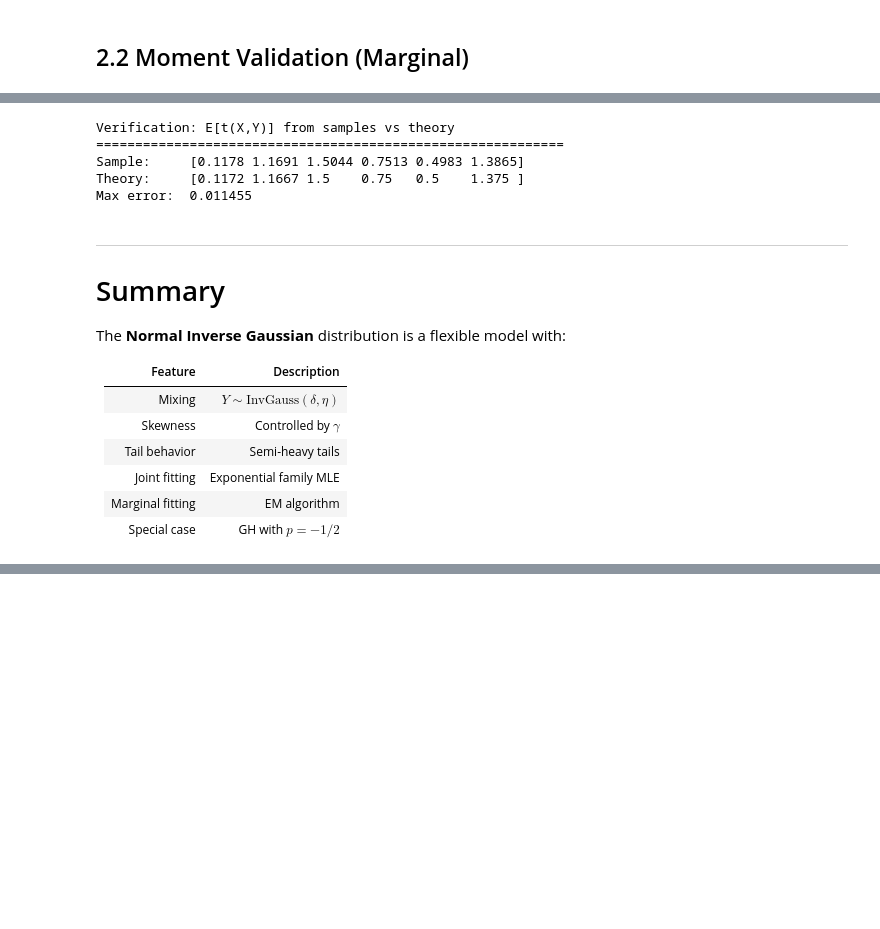
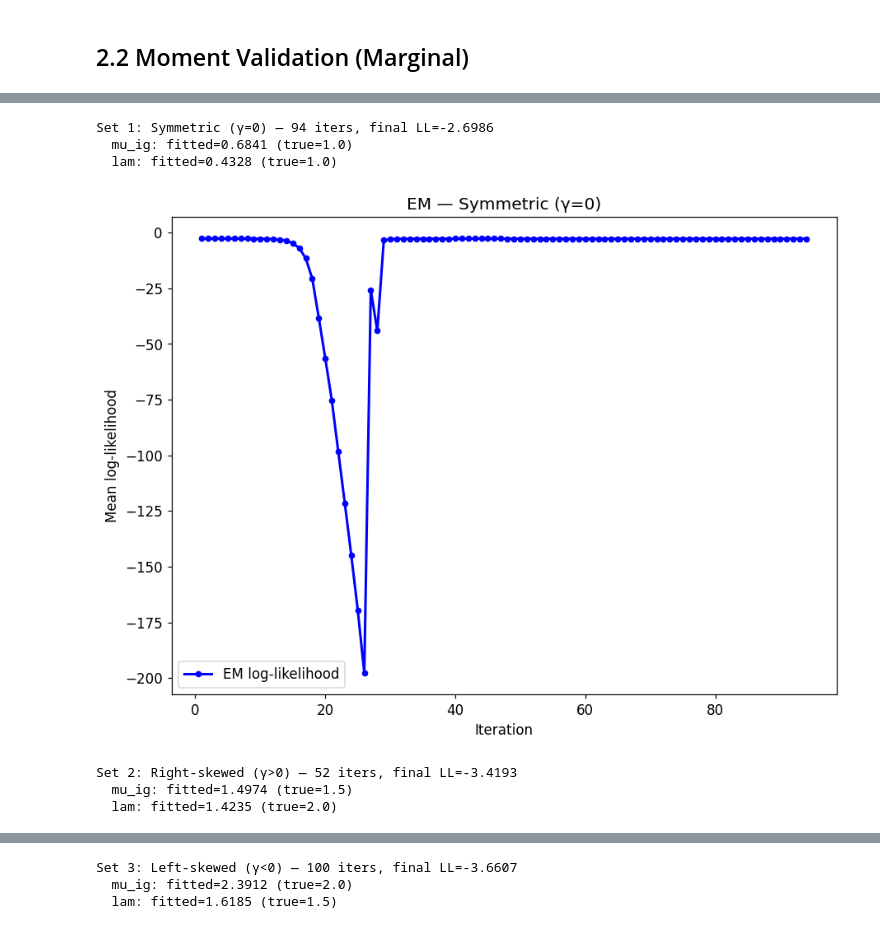
Before and after one commit to xshi19/normix, a Jupyter notebook: notebooks/normal_inverse_gaussian_distribution.ipynb, the cells around one changed output, grey strips where cells are left out. Cells and saved outputs as stored; diff of their text form; code cells hidden in the pictures; blank space fills up the shorter version.

```diff
--- a/notebooks/normal_inverse_gaussian_distribution.ipynb
+++ b/notebooks/normal_inverse_gaussian_distribution.ipynb
@@ -259,9 +154,8 @@ Parameter Set 3: Left-skewed (γ<0)
 ## 2.2 Moment Validation (Marginal)
 # %%
 for i, params in enumerate(PARAM_SETS):
-    marginal_dist = NormalInverseGaussian.from_classical_params(**params)
-
-    results = validate_moments(marginal_dist, n_samples=50000, random_state=42, is_joint=False)
-    print_moment_validation(results, f"Marginal NIG - {params['name']}")
+    marg = NormalInverseGaussian.from_classical(**dist_params(params))
+    results = validate_moments(marg, n_samples=20000, seed=42, is_joint=False)
+    print_moment_validation(results, f"Marginal — {params['name']}")
 # %% [output]
 ============================================================
@@ -397,33 +180,22 @@ Expectation parameters η = E[t(X,Y)]:
-# %%
-# Verify E[t(X,Y)] matches expectation parameters
-X_samples, Y_samples = joint_dist.rvs(size=50000, random_state=42)
-t_samples = joint_dist._sufficient_statistics(X_samples, Y_samples)
-
-eta_sample = np.mean(t_samples, axis=0)
-eta_theory = joint_dist.expectation_params
-
-print("\nVerification: E[t(X,Y)] from samples vs theory")
-print("="*60)
-print(f"Sample:     {eta_sample}")
-print(f"Theory:     {eta_theory}")
-print(f"Max error:  {np.max(np.abs(eta_sample - eta_theory)):.6f}")
-# %% [output]
-Verification: E[t(X,Y)] from samples vs theory
-============================================================
-Sample:     [0.1178 1.1691 1.5044 0.7513 0.4983 1.3865]
-Theory:     [0.1172 1.1667 1.5    0.75   0.5    1.375 ]
-Max error:  0.011455
-# %% [markdown]
----
-# Summary
-
-The **Normal Inverse Gaussian** distribution is a flexible model with:
-
-| Feature | Description |
-|---------|-------------|
-| Mixing | $Y \sim \text{InvGauss}(\delta, \eta)$ |
-| Skewness | Controlled by $\gamma$ |
-| Tail behavior | Semi-heavy tails |
-| Joint fitting | Exponential family MLE |
-| Marginal fitting | EM algorithm |
-| Special case | GH with $p = -1/2$ |
+# %%
+for i, params in enumerate(PARAM_SETS):
+    true_marg = NormalInverseGaussian.from_classical(**dist_params(params))
+    X_data = true_marg.rvs(N, seed=42)
+    init = NormalInverseGaussian.from_classical(**dist_params(params))
+    fitted, lls = run_em(init, X_data, max_iter=100, regularize=True)
+
+    j = fitted._joint
+    print(f"\nSet {i+1}: {params['name']} — {len(lls)} iters, final LL={lls[-1]:.4f}")
+    print(f"  mu_ig: fitted={float(j.mu_ig):.4f} (true={params['mu_ig']})")
+    print(f"  lam: fitted={float(j.lam):.4f} (true={params['lam']})")
+
+    fig = plot_em_convergence(lls, title=f"EM — {params['name']}")
+    plt.show()
+# %% [output]
+Set 1: Symmetric (γ=0) — 94 iters, final LL=-2.6986
+  mu_ig: fitted=0.6841 (true=1.0)
+  lam: fitted=0.4328 (true=1.0)
+[figure, added]
+Set 2: Right-skewed (γ>0) — 52 iters, final LL=-3.4193
+  mu_ig: fitted=1.4974 (true=1.5)
+  lam: fitted=1.4235 (true=2.0)
@@ -429,0 +203,3 @@ The **Normal Inverse Gaussian** distribution is a flexible model with:
+Set 3: Left-skewed (γ<0) — 100 iters, final LL=-3.6607
+  mu_ig: fitted=2.3912 (true=2.0)
+  lam: fitted=1.6185 (true=1.5)
```
Also changed, not shown: parts of 25 cells of this notebook, 11 other files.
